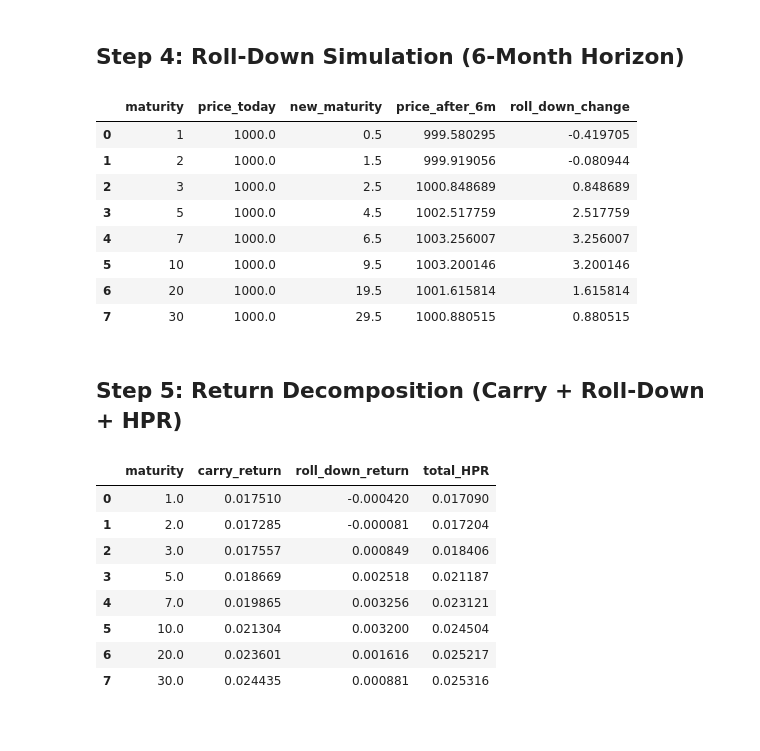
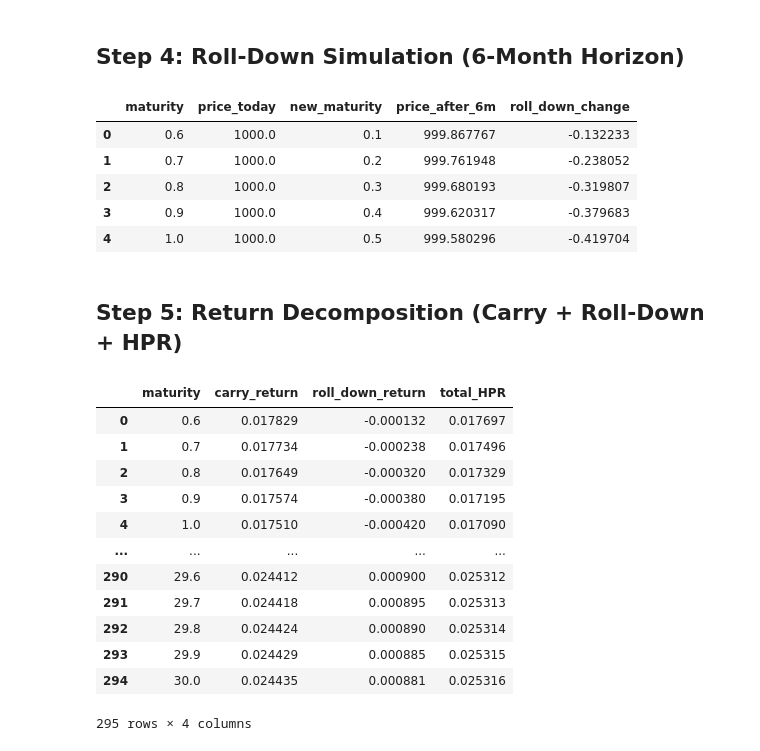
Before and after one commit to Ekantik19/ProjectHub, a Jupyter notebook: main.ipynb, the cells around one changed output. Drawn from its saved outputs; the diff is of its cells as text; code cells hidden in the pictures.

Commit message:
step 6 and 7

```diff
--- a/main.ipynb
+++ b/main.ipynb
@@ -158,57 +158,41 @@ Maturity: 30.00Y | Market Yield:  4.89% | Price: $1000.00
 # %%
 H = 0.5
 face_value = 1000
 
+
+step = 0.1  # 0.1y ≈ 1.2 months
+max_maturity = 30.0
+
+tenor_grid = np.arange(H + step, max_maturity + 1e-9, step)
 roll_results = []
+for t in tenor_grid:
+    market_yield = float(yield_curve(t))      # %
+    coupon = market_yield                     # coupon ≈ yield assumption
 
-for t in tenors:
-
-    if t <= H:
-        continue
-
-    market_yield = yield_curve(t)
-    coupon = market_yield
-
-    price_today = present_value(
-        face_value,
-        coupon/100,
-        market_yield/100,
-        t
-    )
+    price_today = present_value(face_value, coupon/100, market_yield/100, t)
 
     new_maturity = t - H
-    new_yield = yield_curve(new_maturity)
+    new_yield = float(yield_curve(new_maturity))
 
-    price_after_6m = present_value(
-        face_value,
-        coupon/100,
-        new_yield/100,
-        new_maturity
-    )
-
-    roll_change = price_after_6m - price_today
+    price_after_6m = present_value(face_value, coupon/100, new_yield/100, new_maturity)
 
     roll_results.append({
         "maturity": t,
         "price_today": price_today,
         "new_maturity": new_maturity,
         "price_after_6m": price_after_6m,
-        "roll_down_change": roll_change
+        "roll_down_change": price_after_6m - price_today
     })
 
 df_roll = pd.DataFrame(roll_results)
-
-df_roll
+df_roll.head()
 # %% [output]
 |  | maturity | price_today | new_maturity | price_after_6m | roll_down_change |
-| 0 | 1 | 1000.0 | 0.5 | 999.580295 | -0.419705 |
-| 1 | 2 | 1000.0 | 1.5 | 999.919056 | -0.080944 |
-| 2 | 3 | 1000.0 | 2.5 | 1000.848689 | 0.848689 |
-| 3 | 5 | 1000.0 | 4.5 | 1002.517759 | 2.517759 |
-| 4 | 7 | 1000.0 | 6.5 | 1003.256007 | 3.256007 |
-| 5 | 10 | 1000.0 | 9.5 | 1003.200146 | 3.200146 |
-| 6 | 20 | 1000.0 | 19.5 | 1001.615814 | 1.615814 |
-| 7 | 30 | 1000.0 | 29.5 | 1000.880515 | 0.880515 |
+| 0 | 0.6 | 1000.0 | 0.1 | 999.867767 | -0.132233 |
+| 1 | 0.7 | 1000.0 | 0.2 | 999.761948 | -0.238052 |
+| 2 | 0.8 | 1000.0 | 0.3 | 999.680193 | -0.319807 |
+| 3 | 0.9 | 1000.0 | 0.4 | 999.620317 | -0.379683 |
+| 4 | 1.0 | 1000.0 | 0.5 | 999.580296 | -0.419704 |
 # %% [markdown]
 ## Step 5: Return Decomposition (Carry + Roll-Down + HPR)
 # %%
@@ -242,11 +226,15 @@ df_step5 = pd.DataFrame(step5_results)
 df_step5
 # %% [output]
 |  | maturity | carry_return | roll_down_return | total_HPR |
-| 0 | 1.0 | 0.017510 | -0.000420 | 0.017090 |
-| 1 | 2.0 | 0.017285 | -0.000081 | 0.017204 |
-| 2 | 3.0 | 0.017557 | 0.000849 | 0.018406 |
-| 3 | 5.0 | 0.018669 | 0.002518 | 0.021187 |
-| 4 | 7.0 | 0.019865 | 0.003256 | 0.023121 |
-| 5 | 10.0 | 0.021304 | 0.003200 | 0.024504 |
-| 6 | 20.0 | 0.023601 | 0.001616 | 0.025217 |
-| 7 | 30.0 | 0.024435 | 0.000881 | 0.025316 |
+| 0 | 0.6 | 0.017829 | -0.000132 | 0.017697 |
+| 1 | 0.7 | 0.017734 | -0.000238 | 0.017496 |
+| 2 | 0.8 | 0.017649 | -0.000320 | 0.017329 |
+| 3 | 0.9 | 0.017574 | -0.000380 | 0.017195 |
+| 4 | 1.0 | 0.017510 | -0.000420 | 0.017090 |
+| ... | ... | ... | ... | ... |
+| 290 | 29.6 | 0.024412 | 0.000900 | 0.025312 |
+| 291 | 29.7 | 0.024418 | 0.000895 | 0.025313 |
+| 292 | 29.8 | 0.024424 | 0.000890 | 0.025314 |
+| 293 | 29.9 | 0.024429 | 0.000885 | 0.025315 |
+| 294 | 30.0 | 0.024435 | 0.000881 | 0.025316 |
+295 rows × 4 columns
```
Also changed, not shown: parts of 10 cells of this notebook.
